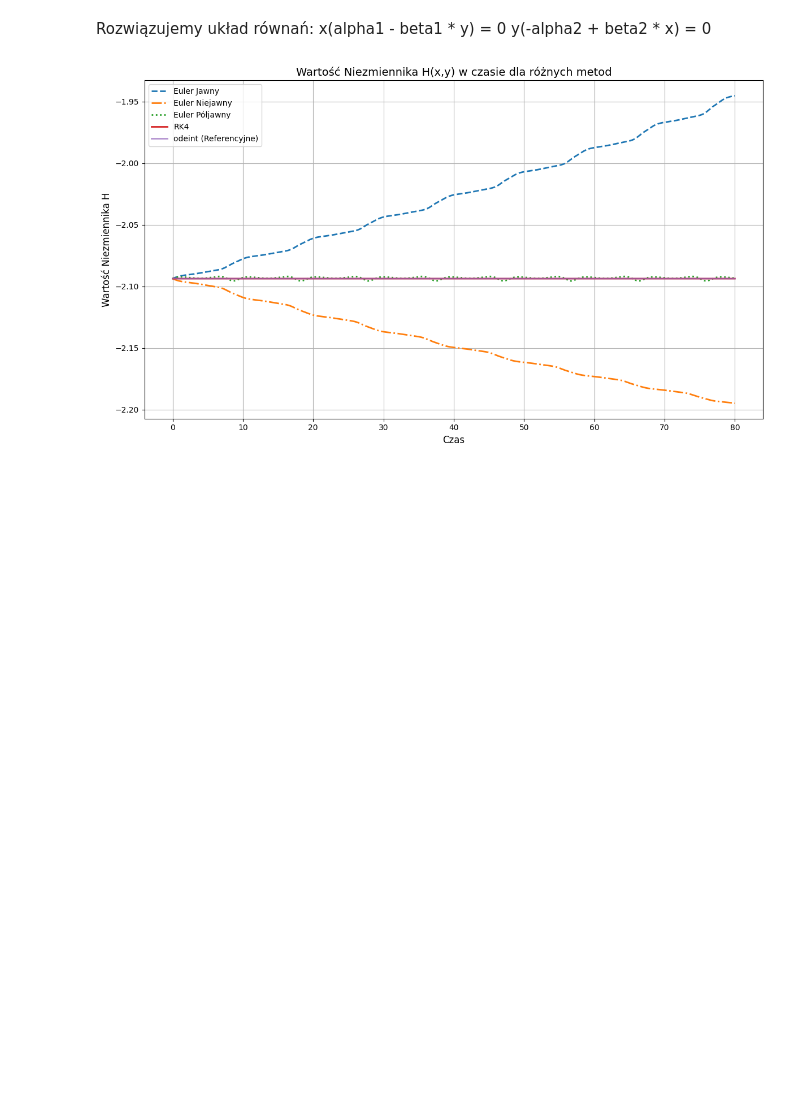
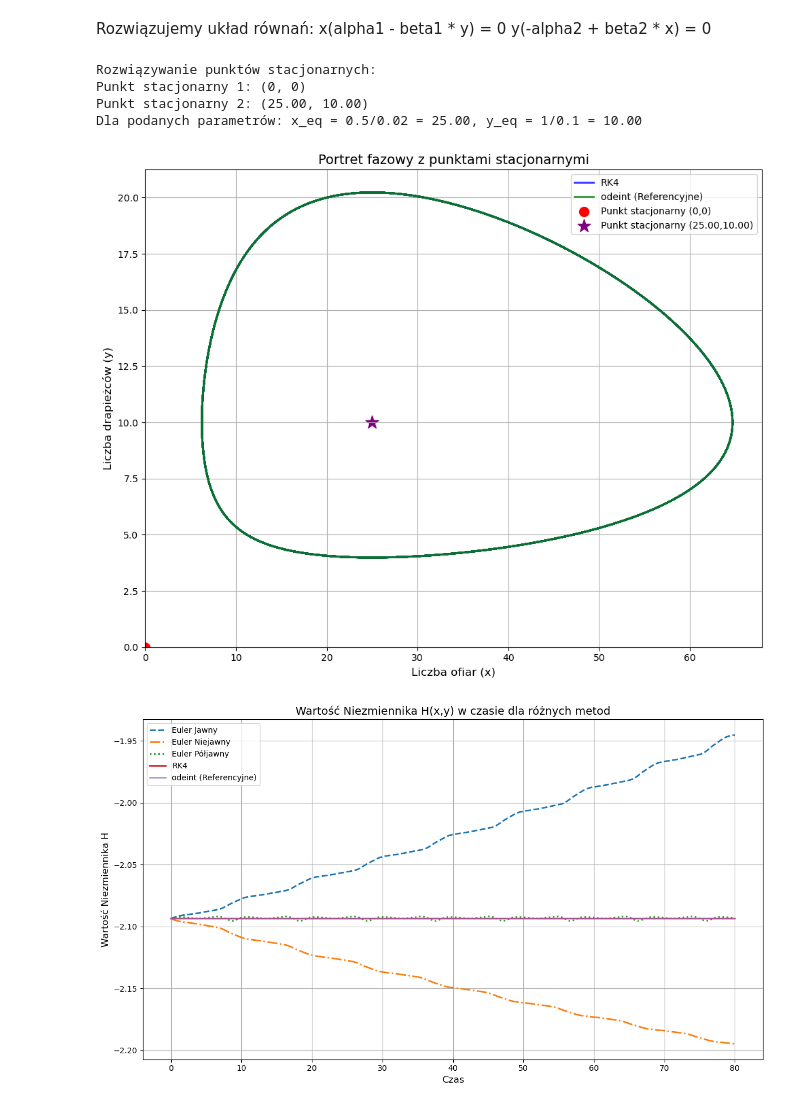
Before and after one commit to depebul/MOWNIT, a Jupyter notebook: lab10/mownit_lab10.ipynb, the cells around one changed output. Cells and saved outputs as stored; diff of their text form; code cells hidden in the pictures; blank space fills up the shorter version.

```diff
--- a/lab10/mownit_lab10.ipynb
+++ b/lab10/mownit_lab10.ipynb
@@ -271,6 +272,60 @@ Portret fazowy składa się z krzywych, które reprezentują różne warunki poc
  Rozwiązujemy układ równań:
  x(alpha1 - beta1 * y) = 0
  y(-alpha2 + beta2 * x) = 0
+# %%
+print("Rozwiązywanie punktów stacjonarnych:")
+
+# Przypadek 1: x = 0
+# Wtedy 0 * (alpha1 - beta1 * y) = 0 (zawsze prawda)
+# y(-alpha2 + beta2 * 0) = 0  =>  y * (-alpha2) = 0
+# Ponieważ alpha2 > 0, to y musi być 0.
+# Punkt stacjonarny 1: (0, 0)
+print(f"Punkt stacjonarny 1: (0, 0)")
+
+# Przypadek 2: y = alpha1 / beta1
+# Wtedy x(alpha1 - beta1 * (alpha1 / beta1)) = x(alpha1 - alpha1) = 0 (zawsze prawda)
+# A z drugiego równania:
+# y(-alpha2 + beta2 * x) = 0
+# Ponieważ y != 0 (bo inaczej wracamy do (0,0)), to (-alpha2 + beta2 * x) musi być 0.
+# -alpha2 + beta2 * x = 0  =>  x = alpha2 / beta2
+
+x_equilibrium = alpha2 / beta2
+y_equilibrium = alpha1 / beta1
+
+print(f"Punkt stacjonarny 2: ({x_equilibrium:.2f}, {y_equilibrium:.2f})")
+print(
+    f"Dla podanych parametrów: x_eq = {alpha2}/{beta2} = {x_equilibrium:.2f}, y_eq = {alpha1}/{beta1} = {y_equilibrium:.2f}"
+)
+
+# Dodanie punktów stacjonarnych do wykresu fazowego
+plt.figure(figsize=(10, 8))
+plt.plot(x_rk4, y_rk4, label="RK4", color="blue", alpha=0.8)
+plt.plot(x_odeint, y_odeint, label="odeint (Referencyjne)", color="green", alpha=0.8)
+plt.scatter(0, 0, color="red", marker="o", s=100, label="Punkt stacjonarny (0,0)")
+plt.scatter(
+    x_equilibrium,
+    y_equilibrium,
+    color="purple",
+    marker="*",
+    s=200,
+    label=f"Punkt stacjonarny ({x_equilibrium:.2f},{y_equilibrium:.2f})",
+)
+
+plt.title("Portret fazowy z punktami stacjonarnymi")
+plt.xlabel("Liczba ofiar (x)")
+plt.ylabel("Liczba drapieżców (y)")
+plt.grid(True)
+plt.legend()
+plt.xlim(left=0)
+plt.ylim(bottom=0)
+plt.tight_layout()
+plt.show()
+# %% [output]
+Rozwiązywanie punktów stacjonarnych:
+Punkt stacjonarny 1: (0, 0)
+Punkt stacjonarny 2: (25.00, 10.00)
+Dla podanych parametrów: x_eq = 0.5/0.02 = 25.00, y_eq = 1/0.1 = 10.00
+[figure, added]
 # %%
 def calculate_invariant(x_vals, y_vals, alpha1, beta1, alpha2, beta2):
     x_safe = np.maximum(x_vals, 1e-9)
```
Also changed, not shown: parts of 5 cells of this notebook.
